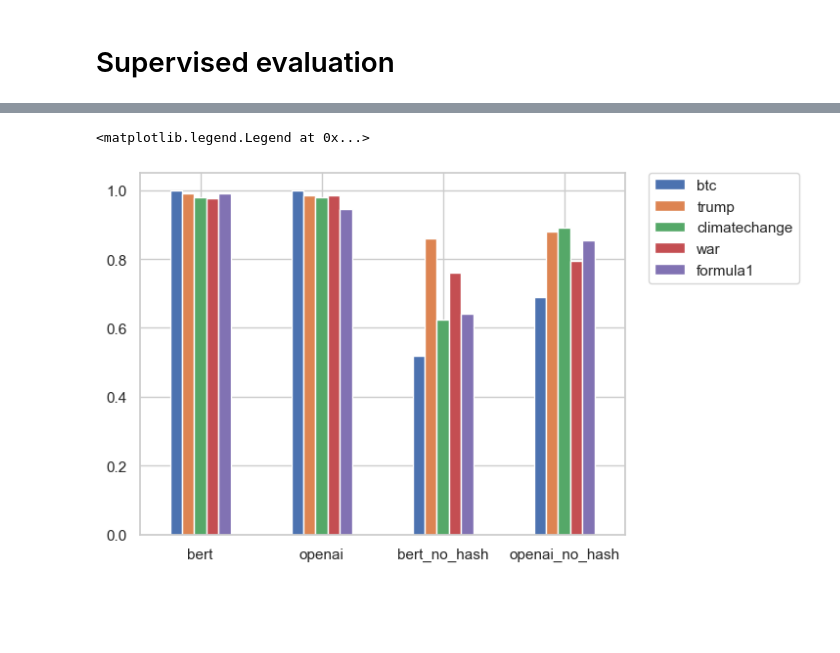
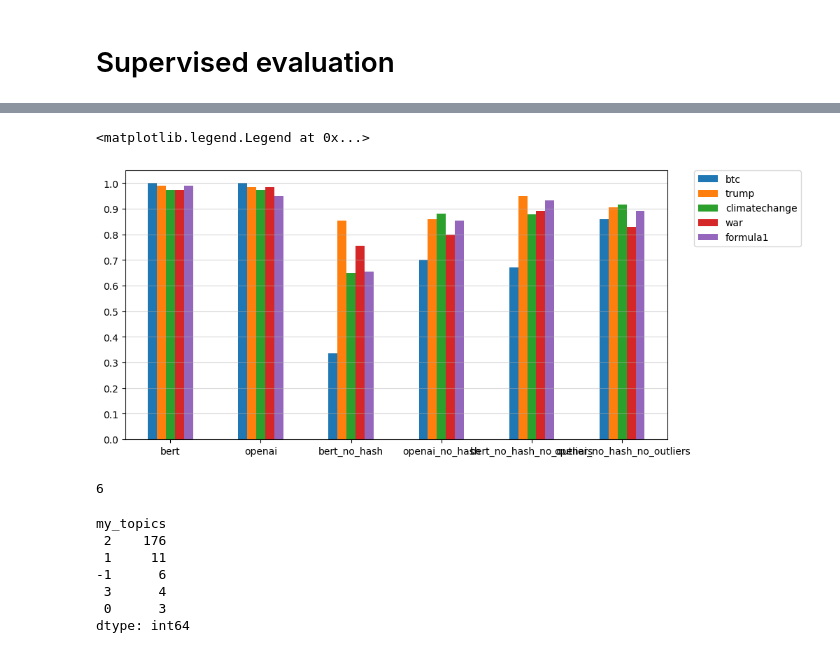
Before and after one commit to alessiogandelli/BERTopic_evaluation, a Jupyter notebook: src/notebooks/Supervised.ipynb, the cells around one changed output, grey strips where cells are left out. Cells and saved outputs as stored; diff of their text form; code cells hidden in the pictures; blank space fills up the shorter version.

```diff
--- a/src/notebooks/Supervised.ipynb
+++ b/src/notebooks/Supervised.ipynb
@@ -19,10 +20,9 @@ getting dataset
 # %%
 #%%
-bert = Supervised(df)
-openai_eval = Supervised(df)
+bert = Supervised(df, 'all-MiniLM-L6-v2')
+openai_eval = Supervised(df, 'openai')
 
-
-bert.evaluate('all-MiniLM-L6-v2')
-openai_eval.evaluate('openai')
+bert_no_hash = Supervised(df_no_hash, 'all-MiniLM-L6-v2')
+openai_no_hash = Supervised(df_no_hash, 'openai')
 # %% [output]
 evaluate all-MiniLM-L6-v2
@@ -31,10 +44,0 @@ evaluate openai
-# %%
-df_no_hash = df
-df_no_hash['text'] = df_no_hash['text'].str.replace(r'#\S+', '', case=False)
-
-bert_no_hash = Supervised(df)
-openai_no_hash = Supervised(df)
-
-
-bert_no_hash.evaluate('all-MiniLM-L6-v2')
-openai_no_hash.evaluate('openai')
@@ -44,0 +72,2 @@ evaluate openai
+# %%
+bert_no_hash = Supervised(df_no_hash, 'all-MiniLM-L6-v2')
@@ -45,4 +117,9 @@ evaluate openai
 # %%
 import pandas as pd
 
-df = pd.DataFrame({'bert': bert.results, 'openai': openai_eval.results, 'bert_no_hash': bert_no_hash.results, 'openai_no_hash': openai_no_hash.results})
+df = pd.DataFrame({'bert': bert.accuracy,
+                'openai': openai_eval.accuracy,
+                'bert_no_hash': bert_no_hash.accuracy,
+                'openai_no_hash': openai_no_hash.accuracy,
+                'bert_no_hash_no_outliers': bert_no_hash.accuracy_no_outliers,
+                'openai_no_hash_no_outliers': openai_no_hash.accuracy_no_outliers})
@@ -58,13 +126,21 @@ df
 # %%
 # barplot grouped by column
-df.T.plot.bar(rot=0)
+import matplotlib.pyplot as plt
+import numpy as np
 
+df.T.plot.bar(rot=0, figsize=(10,5))
+
+#add grid every 0.1
+plt.grid(axis='y', alpha=0.5)
+
+#add yticks every 0.1
+plt.yticks(np.arange(0, 1.1, 0.1))
 
 # legend outside
 plt.legend(bbox_to_anchor=(1.05, 1), loc='upper left', borderaxespad=0.)
 # %% [output]
 <matplotlib.legend.Legend at 0x...>
-[figure, old version]
+[figure, new version]
 # %%
 openai_no_hash.visualize_documents()
 # %%
@@ -71,0 +152,14 @@ bert.visualize_documents()
+# %%
+res.loc[-1]
+# %% [output]
+6
+# %%
+res
+# %% [output]
+my_topics
+ 2    176
+ 1     11
+-1      6
+ 3      4
+ 0      3
+dtype: int64
```
Also changed, not shown: parts of 22 cells of this notebook, 3 other files.
